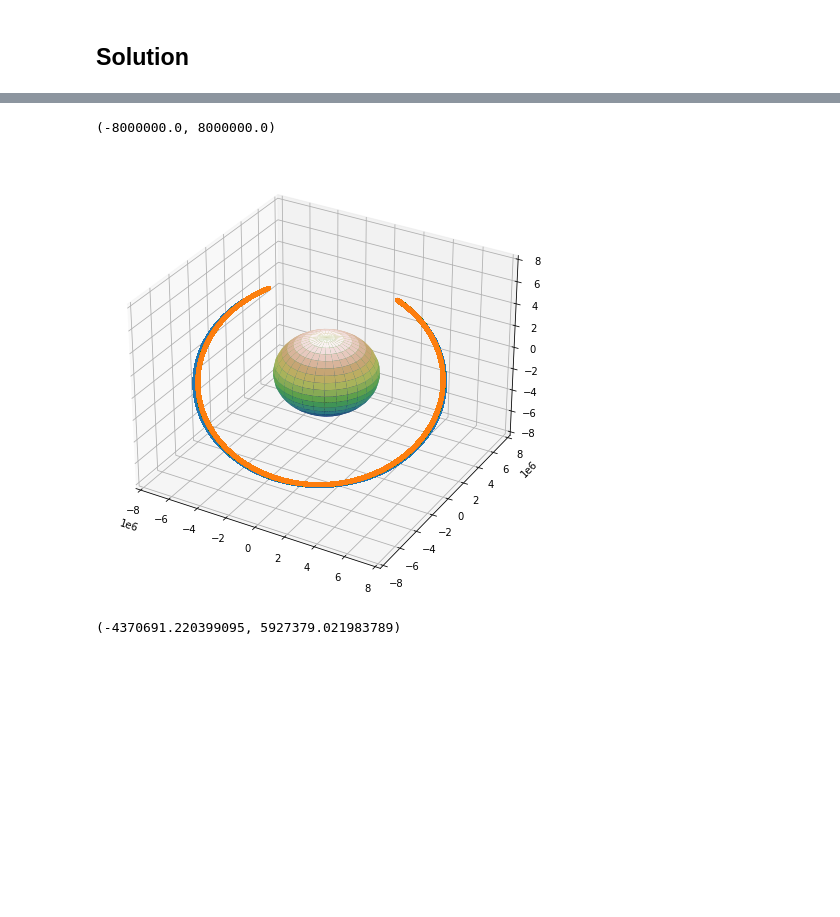
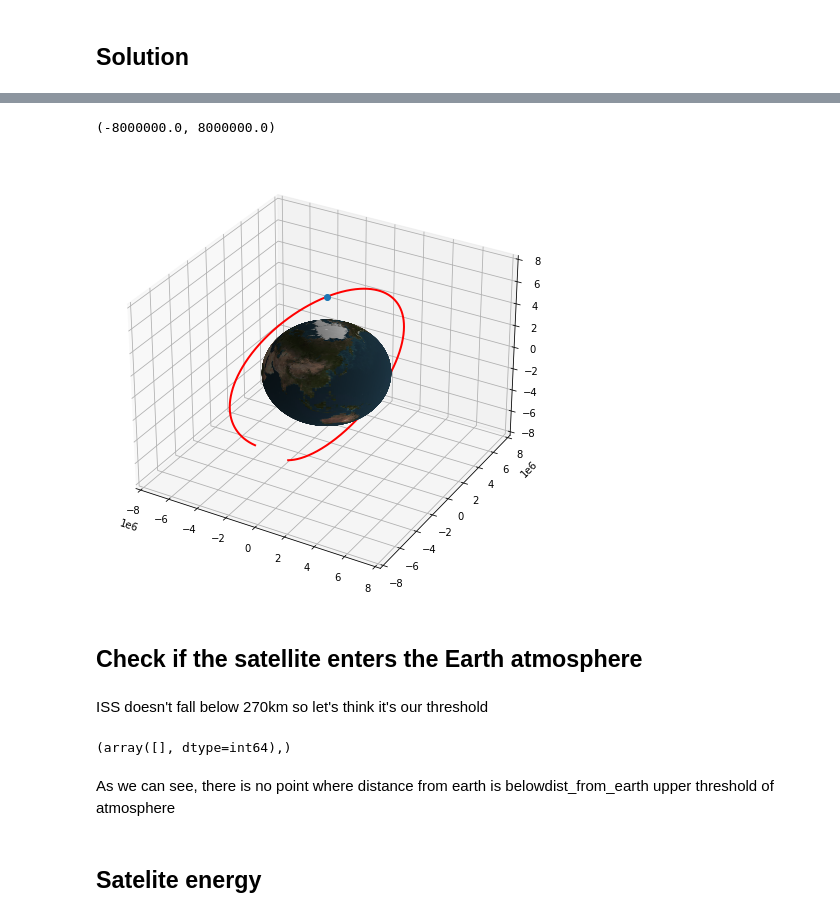
Before and after one commit to Migelit0/inno-project, a Jupyter notebook: notebook.ipynb, the cells around one changed output, grey strips where cells are left out. Saved outputs shown, nothing was run; the diff lists cells and outputs as text; code cells hidden in the pictures; blank space fills up the shorter version.

```diff
--- a/notebook.ipynb
+++ b/notebook.ipynb
@@ -95,6 +81,6 @@ KeyboardInterrupt:
 # %%
-cords = [-43.07, -61.50]
-orbital_inclination = 51.6
+cords = [-43.07, -61.5]
+orbital_inclination = 90
 # %%
 North = cords[0] * math.pi / 180
 East = cords[1] * math.pi / 180
@@ -103,3 +91,5 @@ East = cords[1] * math.pi / 180
+# %%
+satelite_velocity = math.sqrt(G * M / (radius + ISS_height))
 # %%
 init_pos = np.array([math.cos(North)*math.cos(East),
                      math.cos(North) * math.sin(East),
@@ -108,12 +98,12 @@ init_pos = np.array([math.cos(North)*math.cos(East),
 orbit_norm = get_orbit_n(init_pos, orbital_inclination)
 tau = np.cross(orbit_norm, init_pos) # + 0.5 * orbit_norm
 
-r0 = init_pos*(radius + ISS_height)
-v0 = tau * ISS_velocity
+r0 = init_pos*(radius + satelite_height)
+v0 = tau * satelite_velocity
 # %%
-tspan = np.linspace(0, int(ISS_time), 10 ** 7)
-x0 = np.array(r0 + v0)
+tspan = np.linspace(0, int(satelite_time), 10 ** 6)
 x0 = np.concatenate((r0, v0), axis=None)
 
 x = scipy.integrate.odeint(odefun, x0, tspan, rtol=1e-13, atol=1e-14)
 trajectory = x[:, 0:3]
+velocity = x[:, 3:6]
@@ -154,37 +132,31 @@ plt.plot(tspan, x[:, 3:6])
 # %%
+earth_scale = 0.6   # not to block the view
 fig = plt.figure(figsize=(20, 8))
+
+x, y, z, img = mpl_sphere('./images/map.jpg', fig)
 
 ax = fig.add_subplot(projection='3d')
 
-u, v = np.mgrid[0:2 * np.pi:30j, 0:np.pi:20j]
-x = np.cos(u) * np.sin(v) * radius / 2
-y = np.sin(u) * np.sin(v) * radius / 2
-z = np.cos(v) * radius / 2
-ocean_map = (plt.get_cmap('ocean'))(210)
-cmap = plt.get_cmap('gist_earth')
-my_map = Basemap(projection='ortho', lat_0=0, lon_0=0, resolution='l', area_thresh=1000.0)
-# my_map.bluemarble()
-# my_map.etopo()
-
-ax.plot_surface(x, y, z, cmap=plt.get_cmap('gist_earth'))
-
-ax.scatter(trajectory_corrected[:, 0], -trajectory_corrected[:, 1], -trajectory_corrected[:, 2],
-           'r', linewidths=.01)
-
-ax.scatter(trajectory[:, 0], -trajectory[:, 1], -trajectory[:, 2],
-           'r', linewidths=.01)
-
-
-ax.scatter(0, 0, 0, 'o')
-
+ax.plot_surface(x, y, z, facecolors=img, cstride=1, rstride=1)
+ax.plot(-trajectory_corrected[:, 0], trajectory_corrected[:, 1], trajectory_corrected[:, 2],
+           'r', linewidth=2)
+ax.plot(0, 0, satelite_height + radius, 'o')    # north pole
 ax.set_zlim(-8e6, 8e6)
 ax.set_xlim(-8e6, 8e6)
 ax.set_ylim(-8e6, 8e6)
 # %% [output]
 (-8000000.0, 8000000.0)
-[figure, old version]
+[figure, new version]
-# %%
-i = 1
-min(trajectory_corrected[:, i]), max(trajectory_corrected[:, i])
-# %% [output]
-(-4370691.220399095, 5927379.021983789)
+# %% [markdown]
+## Check if the satellite enters the Earth atmosphere
+# %% [markdown]
+ISS doesn't fall below 270km so let's think it's our threshold
+# %%
+dist_from_earth = np.sqrt(trajectory_corrected[:, 0] ** 2 + trajectory_corrected[:, 1] ** 2 + trajectory_corrected[:, 2] ** 2) - radius
+np.where(dist_from_earth < 270e3, dist_from_earth, 0).nonzero()
+# %% [output]
+(array([], dtype=int64),)
+# %% [markdown]
+As we can see, there is no point where distance from earth is belowdist_from_earth upper threshold of atmosphere
+# %% [markdown]
+## Satelite energy
```
Also changed, not shown: parts of 13 cells of this notebook, 1 other file.
